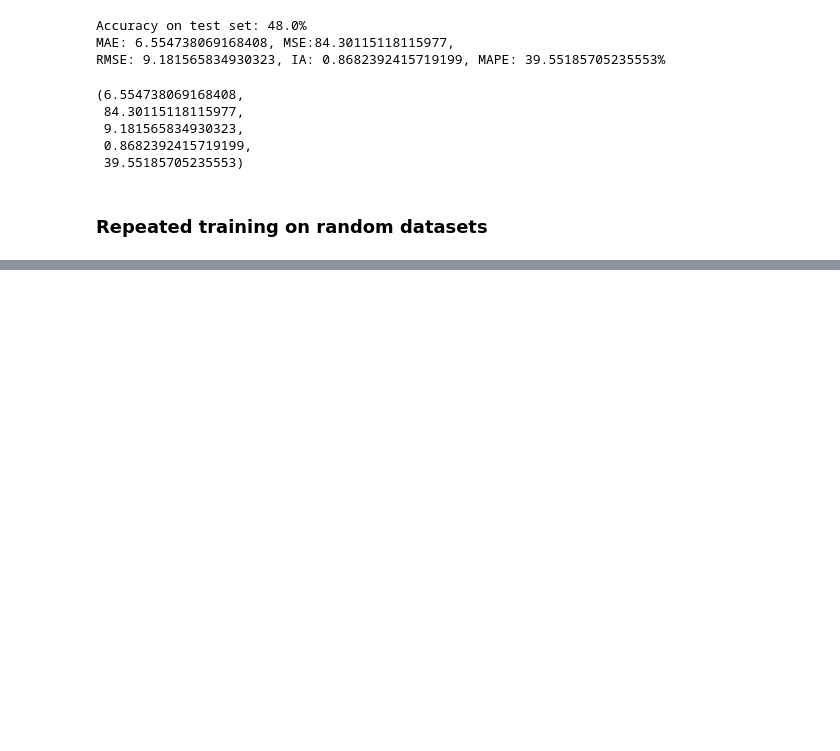
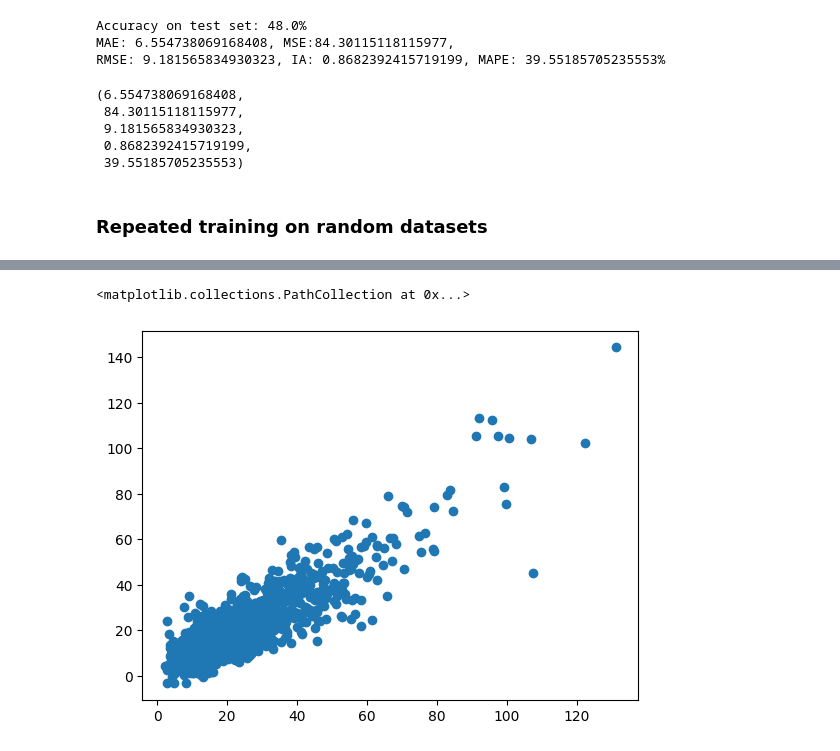
Before and after one commit to Jungliana/SNN-air-pollution, a Jupyter notebook: notebooks/training_dataset06.ipynb, the cells around one changed output, grey strips where cells are left out. Saved outputs shown, nothing was run; the diff lists cells and outputs as text; code cells hidden in the pictures; blank space fills up the shorter version.

```diff
--- a/notebooks/training_dataset06.ipynb
+++ b/notebooks/training_dataset06.ipynb
@@ -312,0 +326,6 @@ MAPE: 37.34842986271641 %, acc: 53.212 %
+# %%
+targets2, preds2 = gather_predictions(model2, test_loader, device)
+plt.scatter(targets2, preds2)
+# %% [output]
+<matplotlib.collections.PathCollection at 0x...>
+[figure, added]
```
Also changed, not shown: parts of 10 cells of this notebook, 2 other files.
